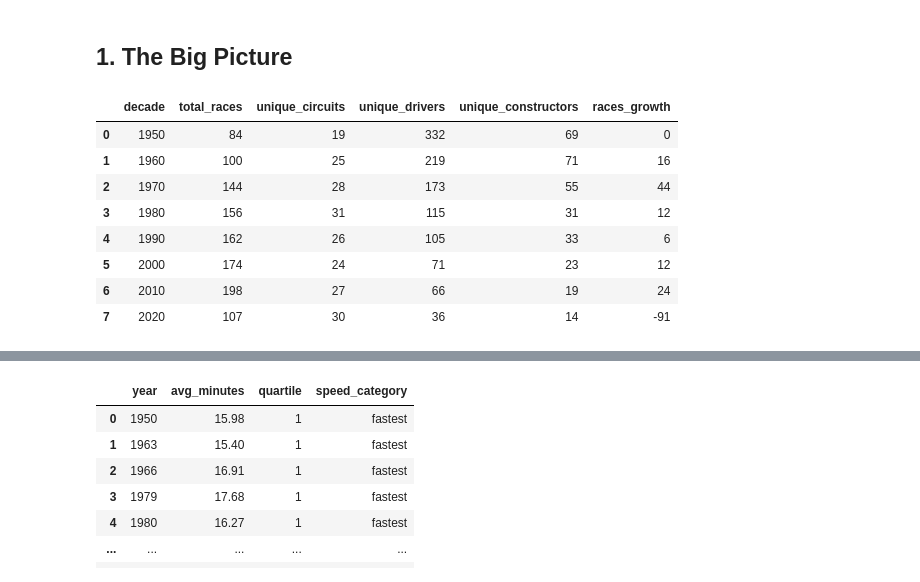
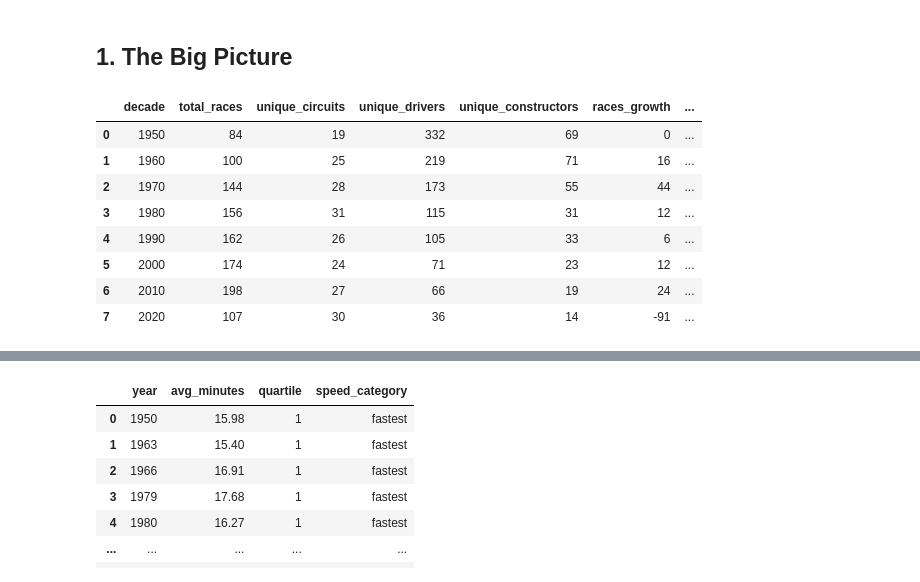
Before and after one commit to jakowczukalicja/formula1-sql-analysis, a Jupyter notebook: analysis.ipynb, the cells around one changed output, grey strips where cells are left out. Drawn from its saved outputs; the diff is of its cells as text; code cells hidden in the pictures.

Commit message:
f1 growth viz

```diff
--- a/analysis.ipynb
+++ b/analysis.ipynb
@@ -44,37 +44,41 @@ plt.rcParams['figure.facecolor'] = '#F5F5F0'
 # %%
 # How has Formula 1 grown over the decades?
 
 query = """
 WITH decade_stats AS (
         SELECT
         (year / 10) * 10 AS decade,
         COUNT(DISTINCT ra.raceId) AS total_races,
         COUNT(DISTINCT ra.circuitId) AS unique_circuits,
         COUNT(DISTINCT re.driverId) AS unique_drivers,
         COUNT(DISTINCT re.constructorId) AS unique_constructors
         FROM races ra
         JOIN results re ON ra.raceId = re.raceId
         GROUP BY (year / 10) * 10
 )
         SELECT
         decade,
         total_races,
         unique_circuits,
         unique_drivers,
         unique_constructors,
-        COALESCE( total_races - LAG(total_races) OVER (ORDER BY decade), 0) AS races_growth
+        COALESCE( total_races - LAG(total_races) OVER (ORDER BY decade), 0) AS races_growth,
+        COALESCE(unique_circuits - LAG(unique_circuits) OVER (ORDER BY decade), 0) AS circuits_growth,
+        COALESCE(unique_drivers - LAG(unique_drivers) OVER (ORDER BY decade), 0) AS drivers_growth,
+        COALESCE(unique_constructors - LAG(unique_constructors) OVER (ORDER BY decade), 0) AS constructors_growth
         FROM decade_stats
         ORDER BY decade
         """
 
-pd.read_sql(query, conn)
+df = pd.read_sql(query, conn)
+df
 # %% [output]
-|  | decade | total_races | unique_circuits | unique_drivers | unique_constructors | races_growth |
-| 0 | 1950 | 84 | 19 | 332 | 69 | 0 |
-| 1 | 1960 | 100 | 25 | 219 | 71 | 16 |
-| 2 | 1970 | 144 | 28 | 173 | 55 | 44 |
-| 3 | 1980 | 156 | 31 | 115 | 31 | 12 |
-| 4 | 1990 | 162 | 26 | 105 | 33 | 6 |
-| 5 | 2000 | 174 | 24 | 71 | 23 | 12 |
-| 6 | 2010 | 198 | 27 | 66 | 19 | 24 |
-| 7 | 2020 | 107 | 30 | 36 | 14 | -91 |
+|  | decade | total_races | unique_circuits | unique_drivers | unique_constructors | races_growth | ... |
+| 0 | 1950 | 84 | 19 | 332 | 69 | 0 | ... |
+| 1 | 1960 | 100 | 25 | 219 | 71 | 16 | ... |
+| 2 | 1970 | 144 | 28 | 173 | 55 | 44 | ... |
+| 3 | 1980 | 156 | 31 | 115 | 31 | 12 | ... |
+| 4 | 1990 | 162 | 26 | 105 | 33 | 6 | ... |
+| 5 | 2000 | 174 | 24 | 71 | 23 | 12 | ... |
+| 6 | 2010 | 198 | 27 | 66 | 19 | 24 | ... |
+| 7 | 2020 | 107 | 30 | 36 | 14 | -91 | ... |
```
Also changed, not shown: parts of 2 cells of this notebook.
